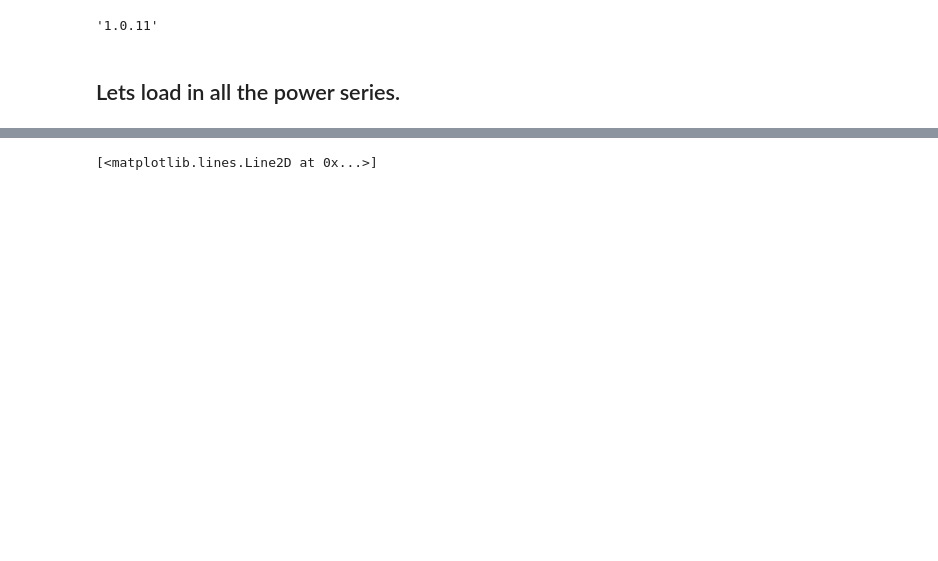
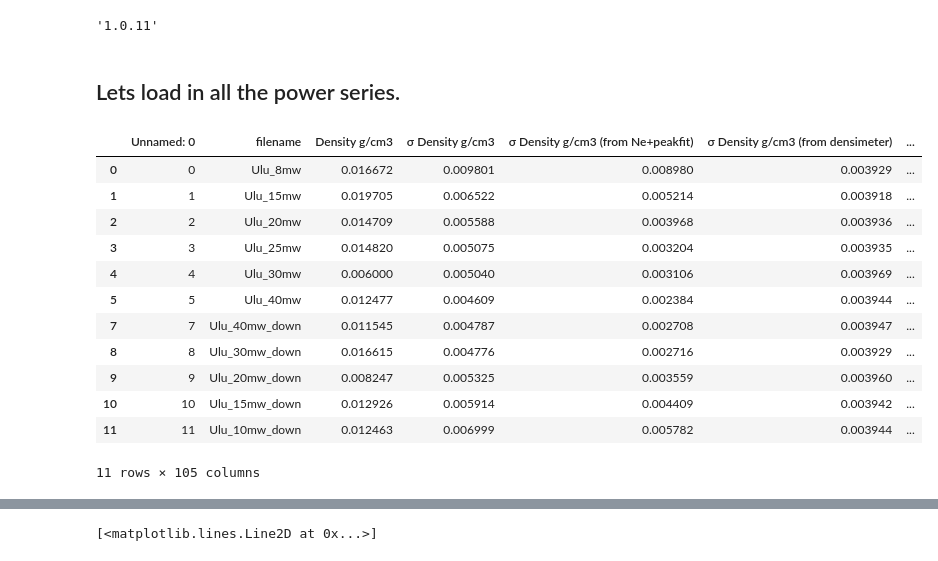
Before and after one commit to PennyWieser/Raman_Best_Practices, a Jupyter notebook: SupportingFig_Errors_func_power/Precision_with_laser_power.ipynb, the cells around one changed output, grey strips where cells are left out. Cells and saved outputs as stored; diff of their text form; code cells hidden in the pictures; blank space fills up the shorter version.

```diff
--- a/SupportingFig_Errors_func_power/Precision_with_laser_power.ipynb
+++ b/SupportingFig_Errors_func_power/Precision_with_laser_power.ipynb
@@ -21,3 +23,19 @@ df_21=df.loc[df['filename'].str.contains('ML22_77_4_MIA')]
+# %%
+df_21
+# %% [output]
+|  | Unnamed: 0 | filename | Density g/cm3 | σ Density g/cm3 | σ Density g/cm3 (from Ne+peakfit) | σ Density g/cm3 (from densimeter) | ... |
+| 0 | 0 | Ulu_8mw | 0.016672 | 0.009801 | 0.008980 | 0.003929 | ... |
+| 1 | 1 | Ulu_15mw | 0.019705 | 0.006522 | 0.005214 | 0.003918 | ... |
+| 2 | 2 | Ulu_20mw | 0.014709 | 0.005588 | 0.003968 | 0.003936 | ... |
+| 3 | 3 | Ulu_25mw | 0.014820 | 0.005075 | 0.003204 | 0.003935 | ... |
+| 4 | 4 | Ulu_30mw | 0.006000 | 0.005040 | 0.003106 | 0.003969 | ... |
+| 5 | 5 | Ulu_40mw | 0.012477 | 0.004609 | 0.002384 | 0.003944 | ... |
+| 7 | 7 | Ulu_40mw_down | 0.011545 | 0.004787 | 0.002708 | 0.003947 | ... |
+| 8 | 8 | Ulu_30mw_down | 0.016615 | 0.004776 | 0.002716 | 0.003929 | ... |
+| 9 | 9 | Ulu_20mw_down | 0.008247 | 0.005325 | 0.003559 | 0.003960 | ... |
+| 10 | 10 | Ulu_15mw_down | 0.012926 | 0.005914 | 0.004409 | 0.003942 | ... |
+| 11 | 11 | Ulu_10mw_down | 0.012463 | 0.006999 | 0.005782 | 0.003944 | ... |
+11 rows × 105 columns
 # %%
 df_21=df_21.loc[df_21['σ Density g/cm3']>0]
 # %%
```
Also changed, not shown: parts of 4 cells of this notebook, 58 other files.
